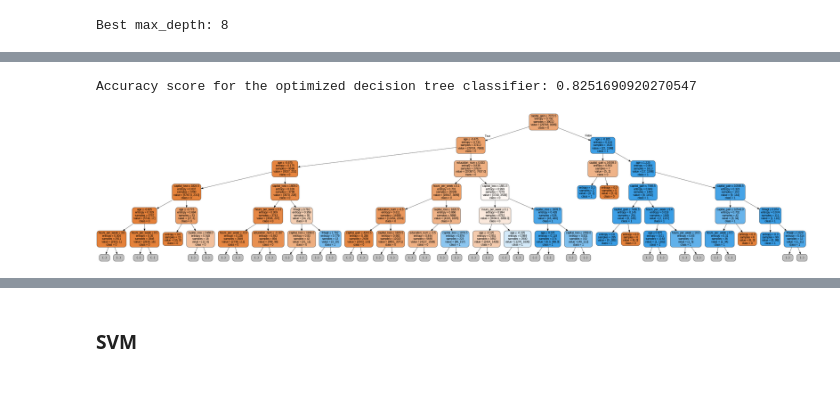
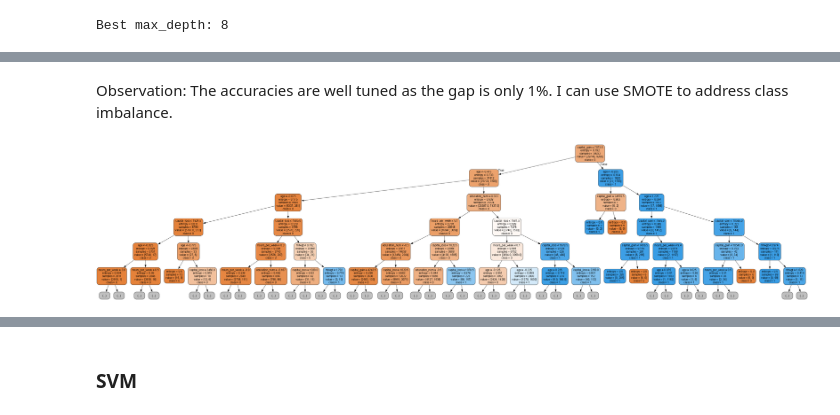
Before and after one commit to Graceyujung/ML, a Jupyter notebook: classification_modeling/Grace_Classification_Modeling.ipynb, the cells around one changed output, grey strips where cells are left out. Drawn from its saved outputs; the diff is of its cells as text; code cells hidden in the pictures; blank space fills up the shorter version.

Commit message:
Improved modeling

```diff
--- a/classification_modeling/Grace_Classification_Modeling.ipynb
+++ b/classification_modeling/Grace_Classification_Modeling.ipynb
@@ -855,8 +845,8 @@ k_values = range(1, 101)
 for k in k_values:
     knn = KNeighborsClassifier(n_neighbors=k)
     knn.fit(X_train_scaled, Y_train)  # train the model
-    Y_knn_pred = knn.predict(X_test_scaled)  # predict on test set
-    error = 1 - accuracy_score(Y_test, Y_knn_pred)  # calculate error rate
+    y_knn_pred = knn.predict(X_test_scaled)  # predict on test set
+    error = 1 - accuracy_score(Y_test, y_knn_pred)  # calculate error rate
     error_rates.append(error)
 # %%
 # plot the elbow curve to find the optimal value of k
@@ -875,7 +865,5 @@ Observation: The error rate significantly decreased when k=33. After that, we do
 # %%
 # calculate test accuracy when k=33
 knn_33 = KNeighborsClassifier(n_neighbors=33)
-knn_33.fit(X_train_scaled, Y_train)
-Y_knn_pred = knn_33.predict(X_test_scaled)
-print(f"Accuracy score for KNN with 33 neighbors : {accuracy_score(Y_test, Y_knn_pred)}")
+evaluate_model(knn_33, X_train_scaled, Y_train, X_test_scaled, Y_test)
 # %% [output]
@@ -919,17 +903,6 @@ The model that is closer to top left is the better performing model, and KNN is
 from sklearn.tree import DecisionTreeClassifier
 from sklearn.metrics import accuracy_score
 
-dt_clr = DecisionTreeClassifier()
-dt_clr.fit(X_train_scaled, Y_train)
-
-Y_dt_pred = dt_clr.predict(X_test_scaled)
-
-cm_dt = confusion_matrix(Y_test, Y_dt_pred)
-print("Confusion Matrix (Decision Tree): \n", cm_dt)
-
-cr_dt = classification_report(Y_test, Y_dt_pred, target_names=target_names)
-print("\nClassification Report (Decision Tree):\n", cr_dt)
-
-accuracy_dt = accuracy_score(Y_test, Y_dt_pred)
-print(f"\nAccuracy (Decision Tree): {accuracy_dt:.2f}")
+dt = DecisionTreeClassifier()
+evaluate_model(dt, X_train_scaled, Y_train, X_test_scaled, Y_test)
 # %% [output]
@@ -989,6 +976,6 @@ print(f"Best max_depth: {best_depth}")
 # %% [output]
 Best max_depth: 8
 # %%
-dt_clr_opt = DecisionTreeClassifier(criterion='entropy', max_depth=best_depth)
-dt_clr_opt.fit(X_train_scaled, Y_train)
+dt_opt = DecisionTreeClassifier(criterion='entropy', max_depth=best_depth)
+evaluate_model(dt_opt, X_train_scaled, Y_train, X_test_scaled, Y_test)
 # %% [output]
@@ -996,27 +1010,24 @@ DecisionTreeClassifier(criterion='entropy', max_depth=8)
-# %%
-Y_dt_opt_pred = dt_clr_opt.predict(X_test_scaled)
-print(f"Accuracy score for the optimized decision tree classifier: {accuracy_score(Y_test, Y_dt_opt_pred)}")
-# %% [output]
-Accuracy score for the optimized decision tree classifier: 0.8251690920270547
+# %% [markdown]
+Observation: The accuracies are well tuned as the gap is only 1%. I can use SMOTE to address class imbalance.
 # %%
 import pydot
 from sklearn.tree import export_graphviz
 from six import StringIO
 from IPython.display import Image
 
 X_train_scaled = pd.DataFrame(X_train_scaled, columns=columns_to_scale)
 dot_data = StringIO()
-export_graphviz(dt_clr_opt, out_file=dot_data,
+export_graphviz(dt_opt, out_file=dot_data,
                 filled=True, rounded=True,
                 special_characters=True,
                 feature_names=X_train_scaled.columns,
                 class_names=['0','1'],
                 proportion=False,
                 max_depth=5)
 
 graph = pydot.graph_from_dot_data(dot_data.getvalue())
 graph[0].set_graph_defaults(size="10,10!", dpi=300)
 graph[0].write_png('income.png')
 Image('income.png')
 # %% [output]
-[figure, old version]
+[figure, new version]
```
Also changed, not shown: parts of 45 cells of this notebook.
